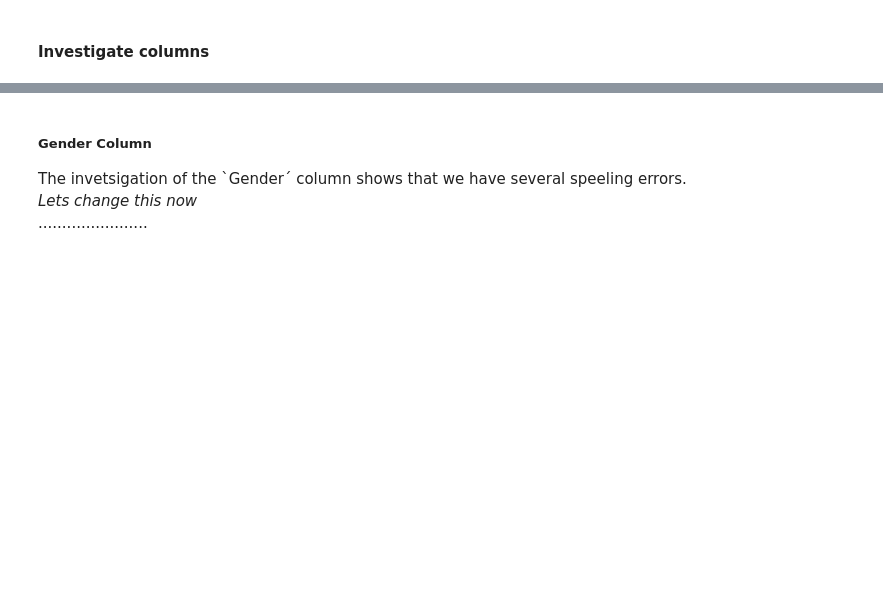
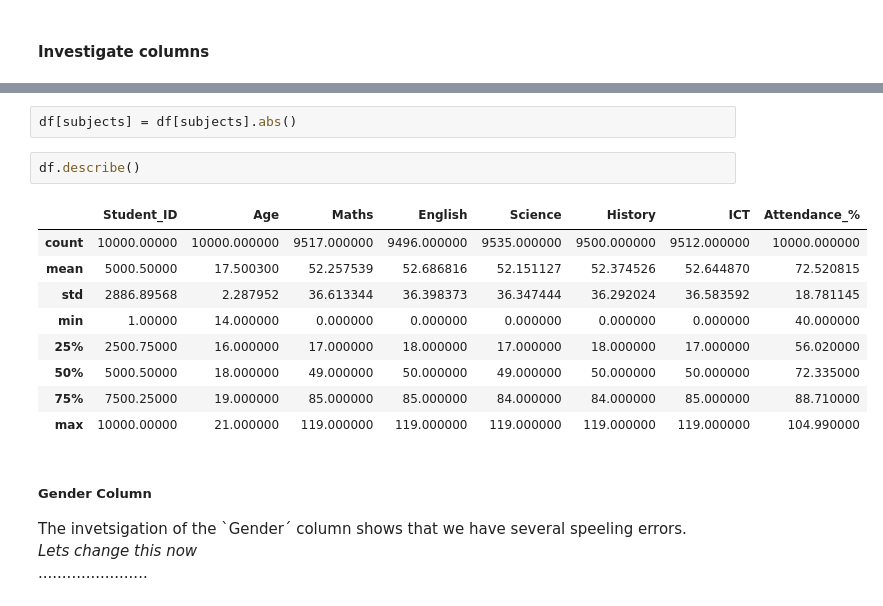
Before and after one commit to Kalungup/student-performance-analytics, a Jupyter notebook: Student_Performance _ Analytics.ipynb, the cells around one changed output, grey strips where cells are left out. Saved outputs shown, nothing was run; the diff lists cells and outputs as text; blank space fills up the shorter version.

```diff
--- a/Student_Performance _ Analytics.ipynb
+++ b/Student_Performance _ Analytics.ipynb
@@ -158,3 +170,17 @@ memory usage: 937.6+ KB
+# %%
+df[subjects] = df[subjects].abs()
+# %%
+df.describe()
+# %% [output]
+|  | Student_ID | Age | Maths | English | Science | History | ICT | Attendance_% |
+| count | 10000.00000 | 10000.000000 | 9517.000000 | 9496.000000 | 9535.000000 | 9500.000000 | 9512.000000 | 10000.000000 |
+| mean | 5000.50000 | 17.500300 | 52.257539 | 52.686816 | 52.151127 | 52.374526 | 52.644870 | 72.520815 |
+| std | 2886.89568 | 2.287952 | 36.613344 | 36.398373 | 36.347444 | 36.292024 | 36.583592 | 18.781145 |
+| min | 1.00000 | 14.000000 | 0.000000 | 0.000000 | 0.000000 | 0.000000 | 0.000000 | 40.000000 |
+| 25% | 2500.75000 | 16.000000 | 17.000000 | 18.000000 | 17.000000 | 18.000000 | 17.000000 | 56.020000 |
+| 50% | 5000.50000 | 18.000000 | 49.000000 | 50.000000 | 49.000000 | 50.000000 | 50.000000 | 72.335000 |
+| 75% | 7500.25000 | 19.000000 | 85.000000 | 85.000000 | 84.000000 | 84.000000 | 85.000000 | 88.710000 |
+| max | 10000.00000 | 21.000000 | 119.000000 | 119.000000 | 119.000000 | 119.000000 | 119.000000 | 104.990000 |
 # %% [markdown]
 ##### Gender Column
 The invetsigation of the `Gender´ column shows that we have several speeling errors.
```
Also changed, not shown: parts of 2 cells of this notebook.
